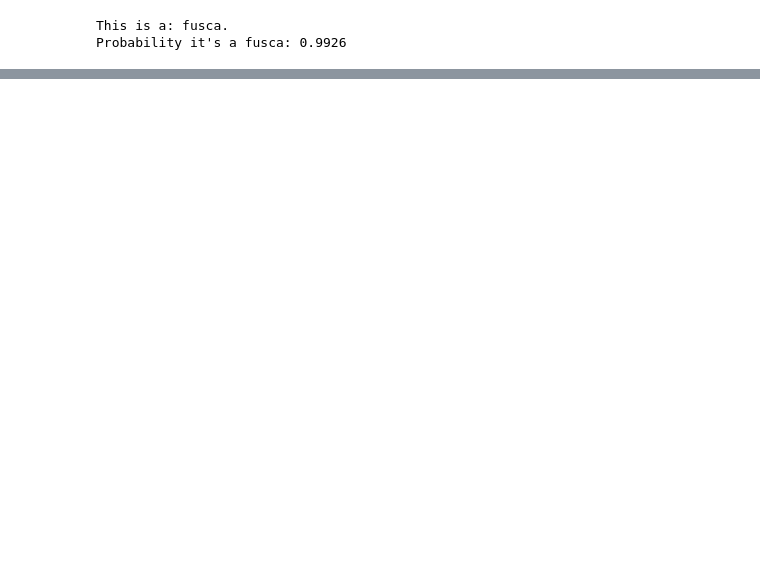
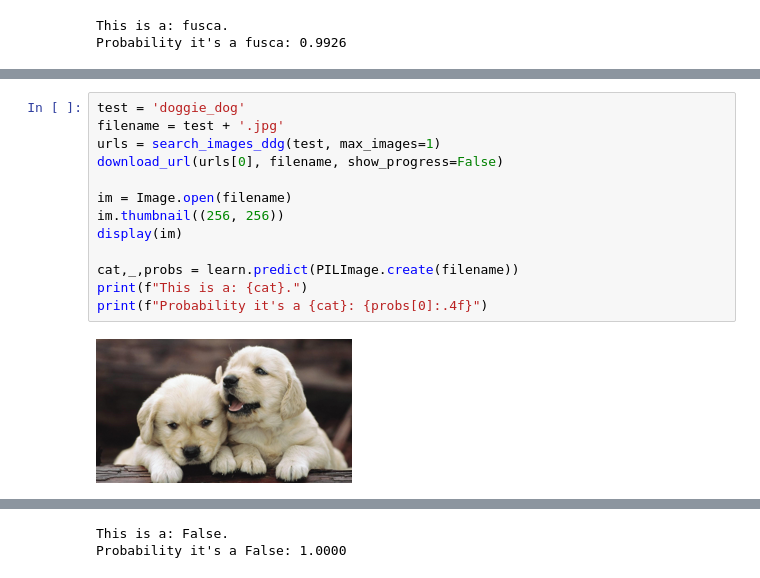
Before and after one commit to yurimarca/fastai-course-22-personal-notebook, a Jupyter notebook: 01-fastai-intro.ipynb, the cells around one changed output, grey strips where cells are left out. Drawn from its saved outputs; the diff is of its cells as text; blank space fills up the shorter version.

```diff
--- a/01-fastai-intro.ipynb
+++ b/01-fastai-intro.ipynb
@@ -251,0 +295,15 @@ Probability it's a fusca: 0.9926
+# %%
+test = 'doggie_dog'
+filename = test + '.jpg'
+urls = search_images_ddg(test, max_images=1)
+download_url(urls[0], filename, show_progress=False)
+
+im = Image.open(filename)
+im.thumbnail((256, 256))
+display(im)
+
+cat,_,probs = learn.predict(PILImage.create(filename))
+print(f"This is a: {cat}.")
+print(f"Probability it's a {cat}: {probs[0]:.4f}")
+# %% [output]
+[figure, added]
@@ -251,0 +311,2 @@ Probability it's a fusca: 0.9926
+This is a: False.
+Probability it's a False: 1.0000
```
Also changed, not shown: parts of 10 cells of this notebook.
